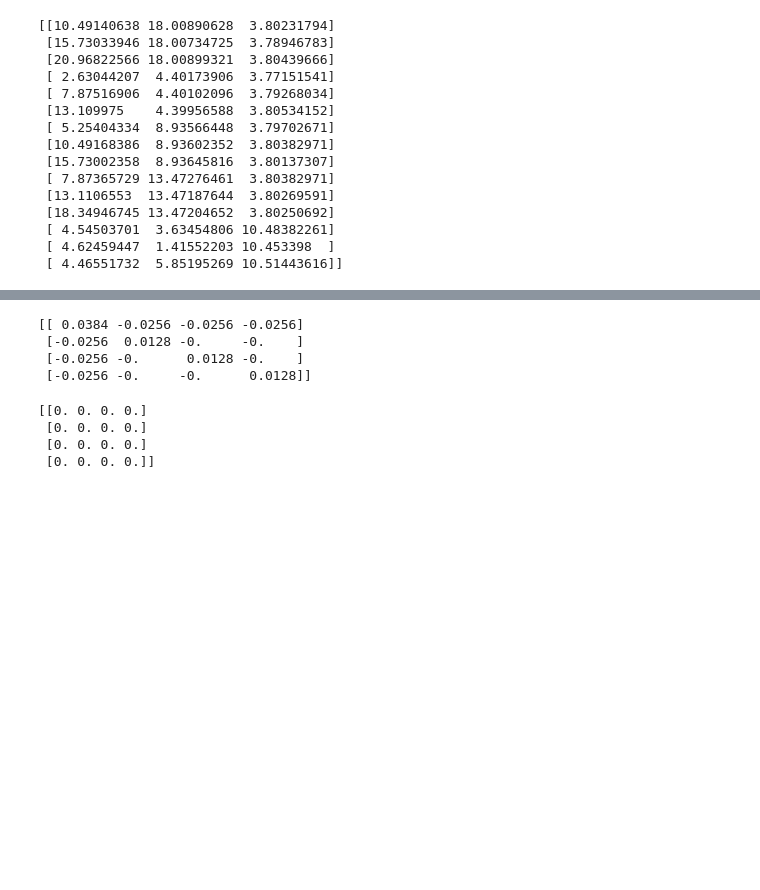
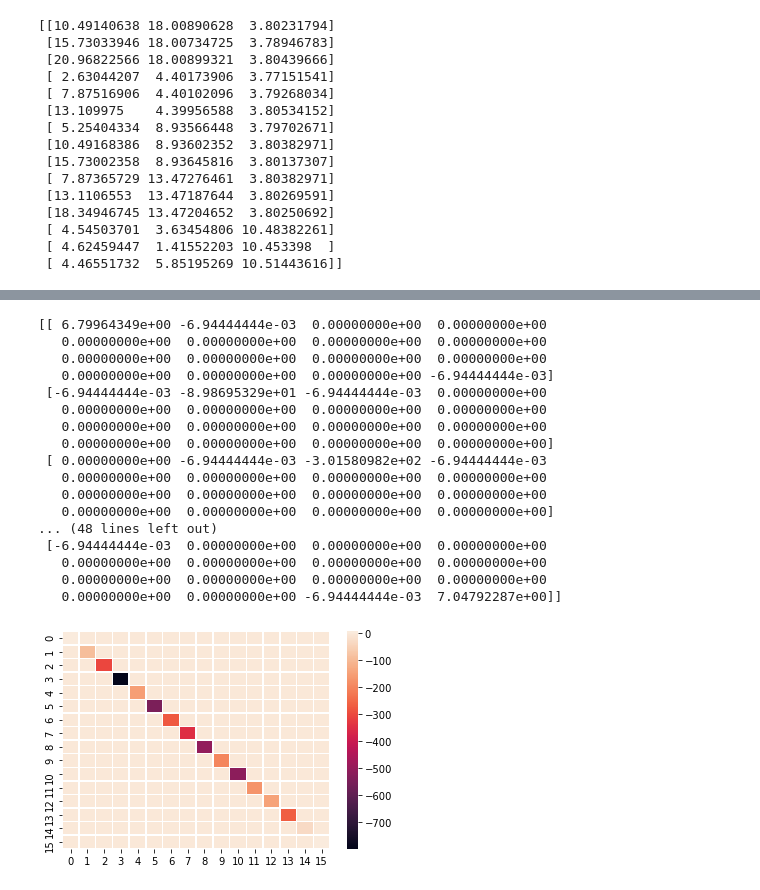
Before and after one commit to ericwalkwalke299/quantum_computing_materials_thermodynamics, a Jupyter notebook: CO2_Ru_beta-planewave-x.ipynb, the cells around one changed output, grey strips where cells are left out. Saved outputs shown, nothing was run; the diff lists cells and outputs as text; code cells hidden in the pictures; blank space fills up the shorter version.

```diff
--- a/CO2_Ru_beta-planewave-x.ipynb
+++ b/CO2_Ru_beta-planewave-x.ipynb
@@ -161,3 +228,24 @@ print(min(V_ext_x))
 # %%
-#fig = sns.heatmap(V_ext_oper, linewidth=0.5)
-#plt.savefig('CO2_Ru_V_ext_beta.png',dpi=300)
+H_oper = V_ext_oper + E_kin_oper + V_e_e_oper + V_nuc_oper
+fig = sns.heatmap(H_oper, linewidth=0.5)
+plt.savefig('CO2_Ru_Hamiltonian.png',dpi=300)
+print(H_oper)
+# %% [output]
+[[ 6.79964349e+00 -6.94444444e-03  0.00000000e+00  0.00000000e+00
+   0.00000000e+00  0.00000000e+00  0.00000000e+00  0.00000000e+00
+   0.00000000e+00  0.00000000e+00  0.00000000e+00  0.00000000e+00
+   0.00000000e+00  0.00000000e+00  0.00000000e+00 -6.94444444e-03]
+ [-6.94444444e-03 -8.98695329e+01 -6.94444444e-03  0.00000000e+00
+   0.00000000e+00  0.00000000e+00  0.00000000e+00  0.00000000e+00
+   0.00000000e+00  0.00000000e+00  0.00000000e+00  0.00000000e+00
+   0.00000000e+00  0.00000000e+00  0.00000000e+00  0.00000000e+00]
+ [ 0.00000000e+00 -6.94444444e-03 -3.01580982e+02 -6.94444444e-03
+   0.00000000e+00  0.00000000e+00  0.00000000e+00  0.00000000e+00
+   0.00000000e+00  0.00000000e+00  0.00000000e+00  0.00000000e+00
+   0.00000000e+00  0.00000000e+00  0.00000000e+00  0.00000000e+00]
+... (48 lines left out)
+ [-6.94444444e-03  0.00000000e+00  0.00000000e+00  0.00000000e+00
+   0.00000000e+00  0.00000000e+00  0.00000000e+00  0.00000000e+00
+   0.00000000e+00  0.00000000e+00  0.00000000e+00  0.00000000e+00
+   0.00000000e+00  0.00000000e+00 -6.94444444e-03  7.04792287e+00]]
+[figure, added]
@@ -169,11 +251,0 @@ print(min(V_ext_x))
-# %%
-E_kin_oper = -(1/np.power((25/2),2))*np.array([[-6, 4, 4, 4],
-                       [4, -2, 0, 0],
-                       [4, 0, -2, 0],
-                       [4, 0, 0, -2]])
-print(E_kin_oper)
-# %% [output]
-[[ 0.0384 -0.0256 -0.0256 -0.0256]
- [-0.0256  0.0128 -0.     -0.    ]
- [-0.0256 -0.      0.0128 -0.    ]
- [-0.0256 -0.     -0.      0.0128]]
@@ -183,15 +251,0 @@ print(E_kin_oper)
-# %%
-
-first_type = np.exp(-np.power(1/2*a1,2))
-second_type = np.exp(-(2*np.power(1/2*a1,2))) # Only valid with a cube.
-V_e_e_oper = np.array([[0, first_type, first_type, first_type],
-                      [first_type, 0, second_type, second_type],
-                      [first_type, second_type, 0, second_type],
-                      [first_type, second_type, second_type, 0]])
-V_e_e_oper = np.zeros((4,4))
-print(V_e_e_oper)
-# %% [output]
-[[0. 0. 0. 0.]
- [0. 0. 0. 0.]
- [0. 0. 0. 0.]
- [0. 0. 0. 0.]]
```
Also changed, not shown: parts of 19 cells of this notebook, 6 other files.
